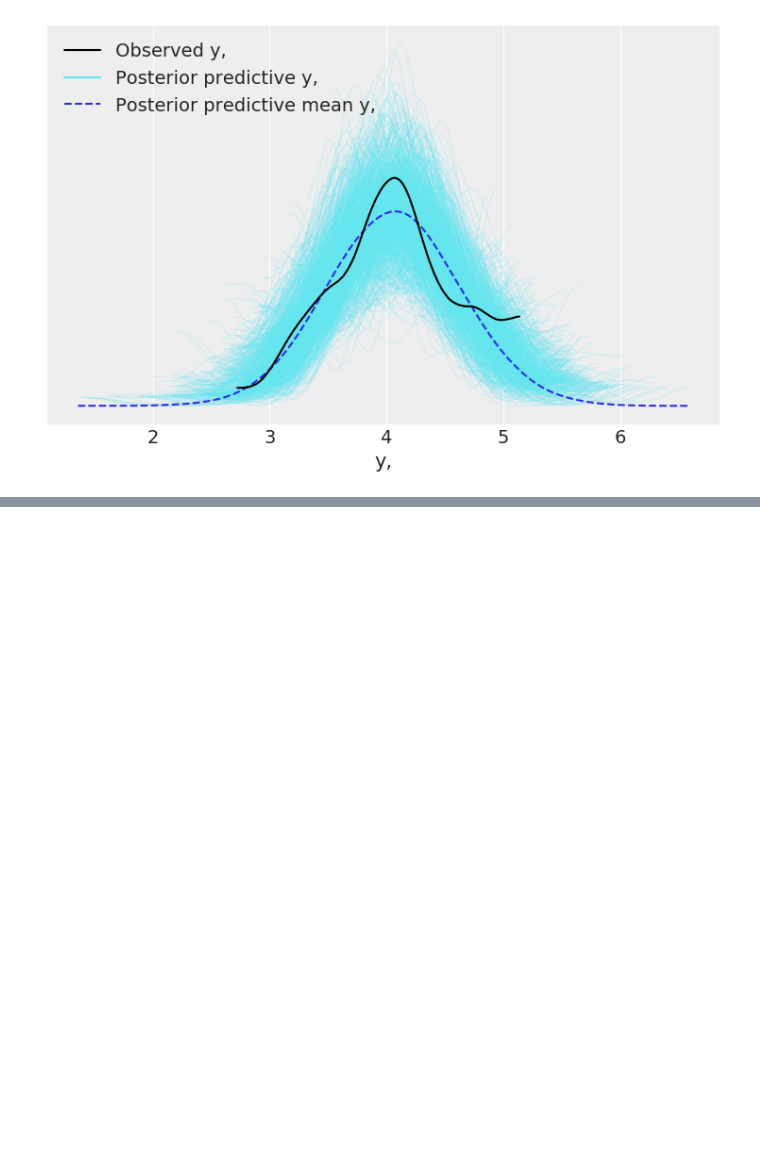
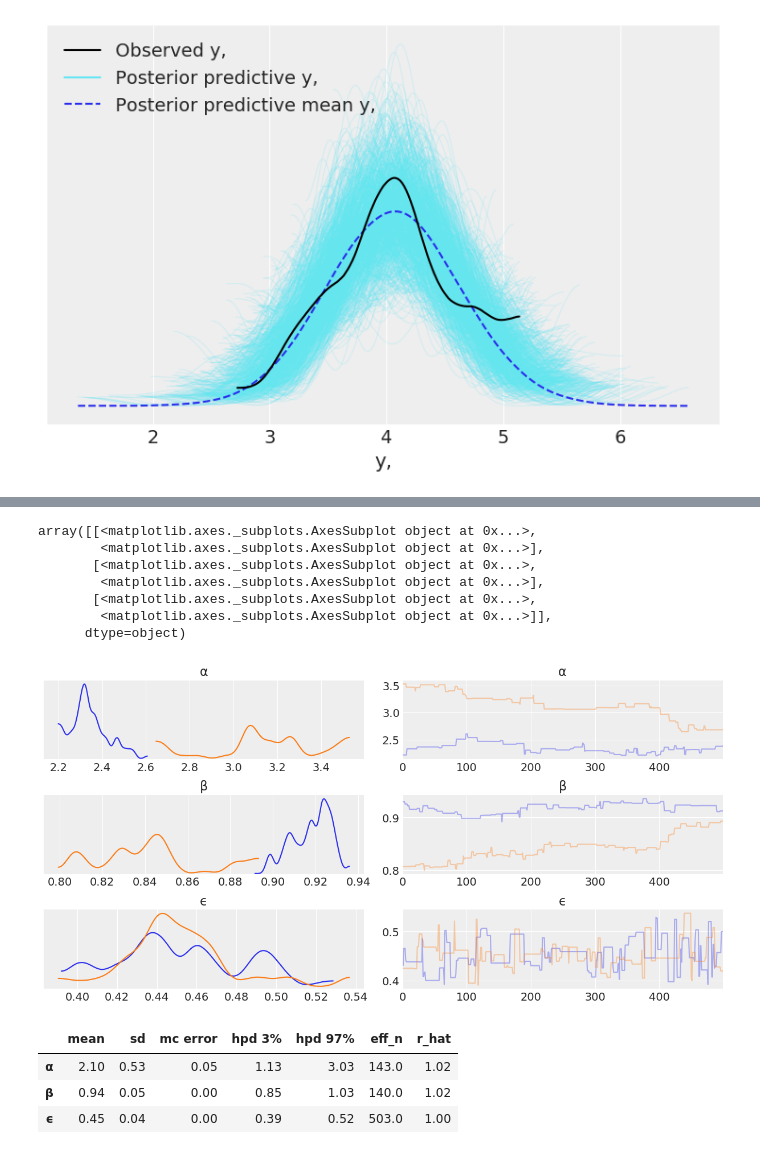
Before and after one commit to aloctavodia/BAP, a Jupyter notebook: exercises/Chapter3.ipynb, the cells around one changed output, grey strips where cells are left out. Saved outputs shown, nothing was run; the diff lists cells and outputs as text; code cells hidden in the pictures; blank space fills up the shorter version.

```diff
--- a/exercises/Chapter3.ipynb
+++ b/exercises/Chapter3.ipynb
@@ -159,0 +232,5 @@ array([<matplotlib.axes._subplots.AxesSubplot object at 0x...>],
+# %%
+%%time
+with model_g:
+    step = pm.Metropolis()
+    trace_mh_non_centered = pm.sample(draws=500, step=step)
@@ -159,0 +247,18 @@ array([<matplotlib.axes._subplots.AxesSubplot object at 0x...>],
+# %%
+az.plot_trace(trace_mh_non_centered, var_names=['α', 'β', 'ϵ']);
+# %% [output]
+array([[<matplotlib.axes._subplots.AxesSubplot object at 0x...>,
+        <matplotlib.axes._subplots.AxesSubplot object at 0x...>],
+       [<matplotlib.axes._subplots.AxesSubplot object at 0x...>,
+        <matplotlib.axes._subplots.AxesSubplot object at 0x...>],
+       [<matplotlib.axes._subplots.AxesSubplot object at 0x...>,
+        <matplotlib.axes._subplots.AxesSubplot object at 0x...>]],
+      dtype=object)
+[figure, added]
+# %%
+az.summary(trace_nuts_non_centered, var_names=['α', 'β', 'ϵ'])
+# %% [output]
+|  | mean | sd | mc error | hpd 3% | hpd 97% | eff_n | r_hat |
+| α | 2.10 | 0.53 | 0.05 | 1.13 | 3.03 | 143.0 | 1.02 |
+| β | 0.94 | 0.05 | 0.00 | 0.85 | 1.03 | 140.0 | 1.02 |
+| ϵ | 0.45 | 0.04 | 0.00 | 0.39 | 0.52 | 503.0 | 1.00 |
```
Also changed, not shown: parts of 95 cells of this notebook.
